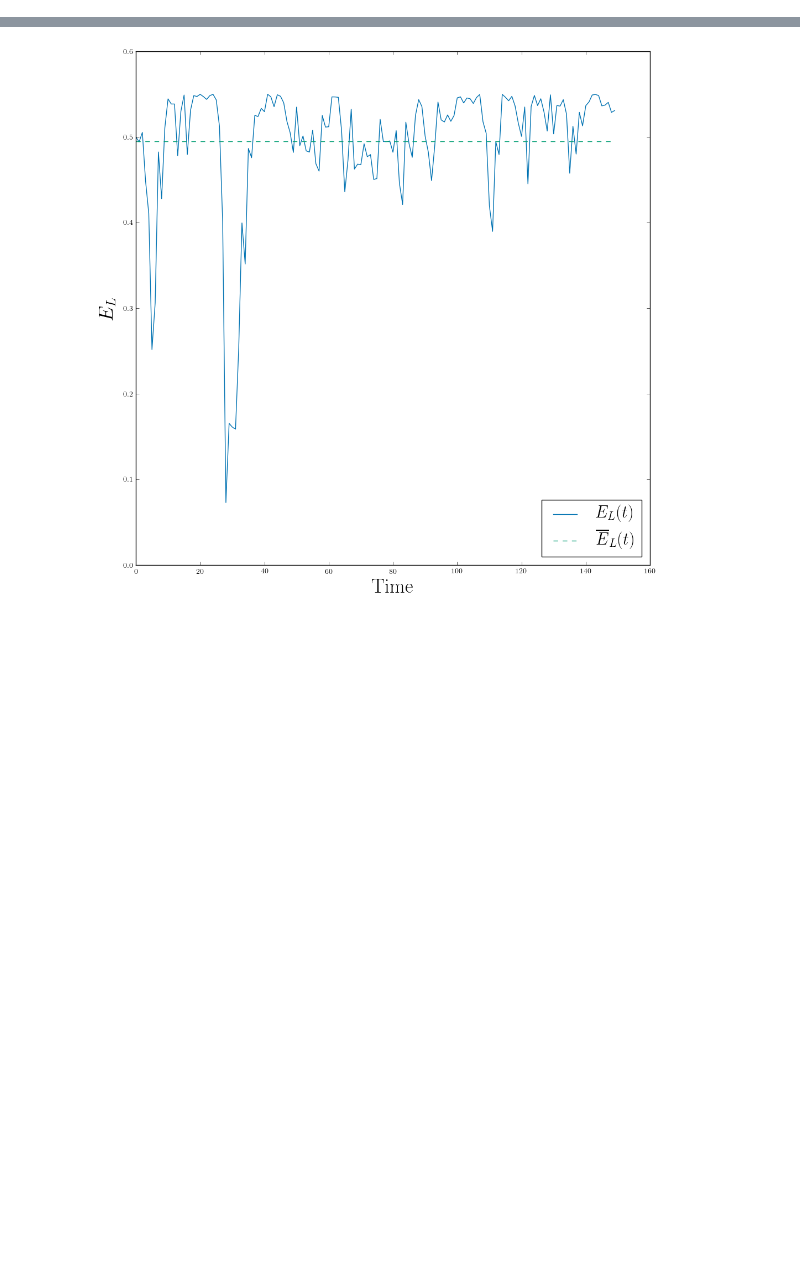
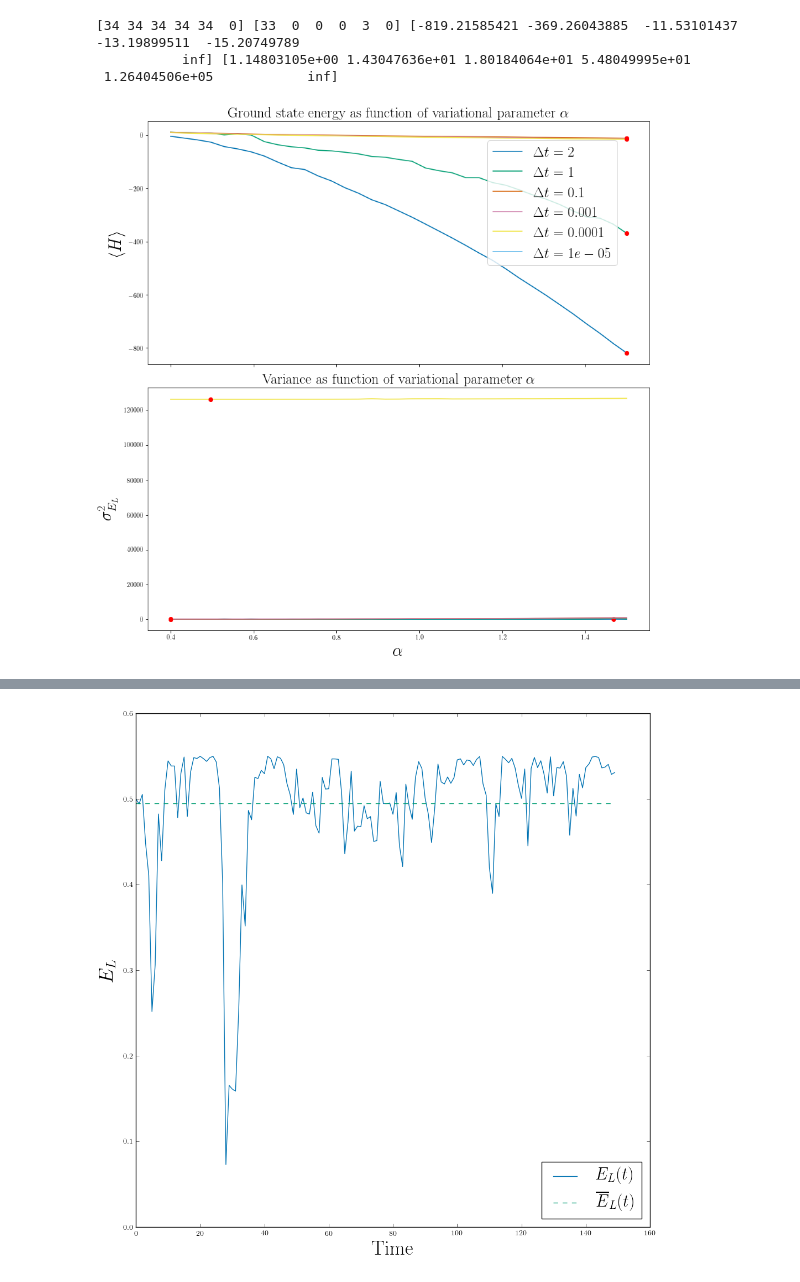
Before and after one commit to bsamseth/qflow, a Jupyter notebook: project1/src/analysis.ipynb, the cells around one changed output, grey strips where cells are left out. Cells and saved outputs as stored; diff of their text form; code cells hidden in the pictures; blank space fills up the shorter version.

```diff
--- a/project1/src/analysis.ipynb
+++ b/project1/src/analysis.ipynb
@@ -14,6 +14,15 @@ plt.rc('font', **{'family': 'serif', 'serif': ['Computer Modern']})
 plt.rc('text', usetex = True)
 
 from functions import *
+# %%
+out = E_and_var_plot_for_alphas(np.linspace(0.4, 1.5, 35),
+                          n_mc=int(1e5), importance=True, dts=[2, 1, 0.1, 0.001, 0.0001, 0.00001],
+                          beta=math.sqrt(8), omega_z=math.sqrt(8), dims=3, n=10, a=0.0043)
+# %% [output]
+[34 34 34 34 34  0] [33  0  0  0  3  0] [-819.21585421 -369.26043885  -11.53101437  -13.19899511  -15.20749789
+           inf] [1.14803105e+00 1.43047636e+01 1.80184064e+01 5.48049995e+01
+ 1.26404506e+05            inf]
+[figure, added]
 # %%
 _ = proper_error_plot(np.linspace(0.3, 0.7, 50), n_mc=2**14, dims=3, n=1, saveas='../results/error-plot-3D-2-pow-14.png')
 # %% [output]
```
Also changed, not shown: parts of 1 cell of this notebook.
